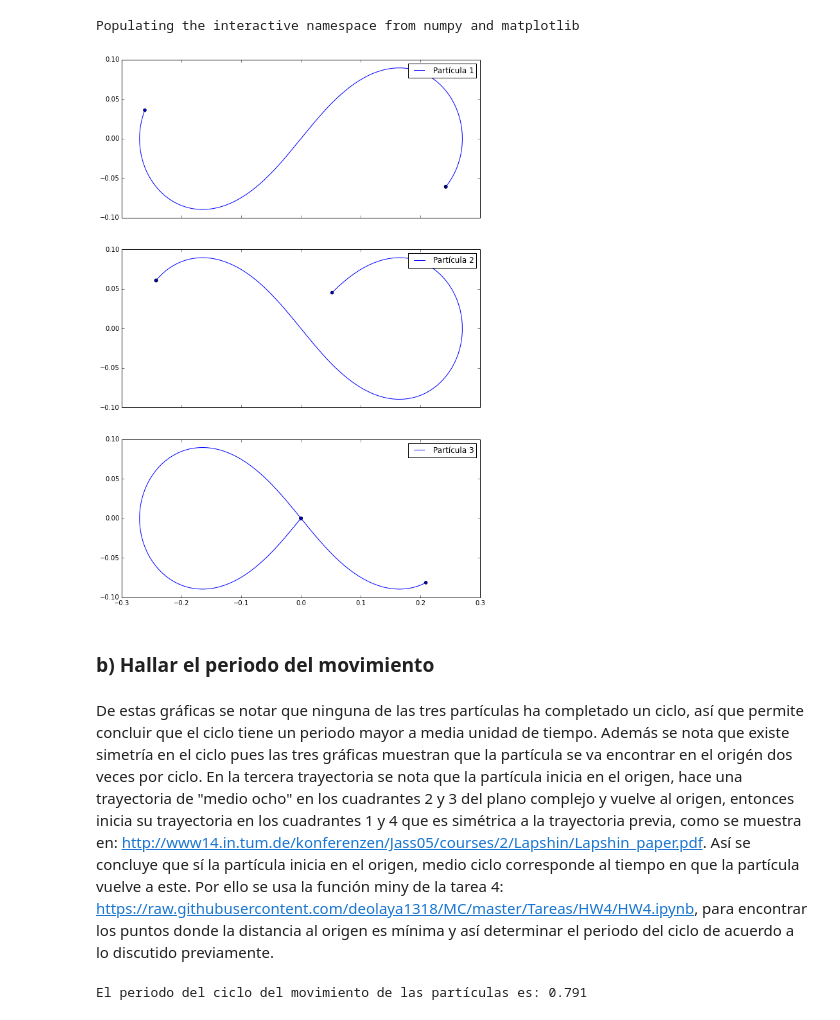
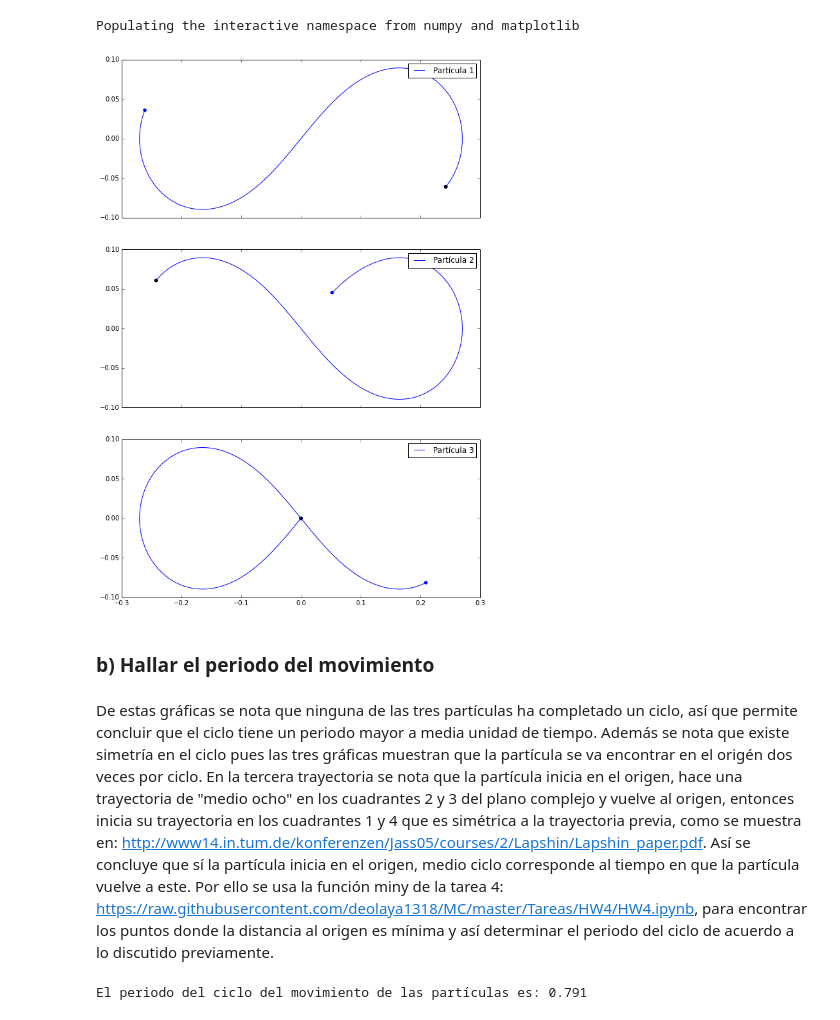
Before and after one commit to deolaya1318/MC, a Jupyter notebook: Tareas/HW5/HW5.ipynb, the cells around one changed output. Saved outputs shown, nothing was run; the diff lists cells and outputs as text; code cells hidden in the pictures.

```diff
--- a/Tareas/HW5/HW5.ipynb
+++ b/Tareas/HW5/HW5.ipynb
@@ -85,21 +85,22 @@ p[0] = np.array([c + d*1j, c + d*1j, -2*c - 2*d*1j])
 r,p,t = rK4(N, r, p, fr, fp, t, hs)
 # %%
 #Por último se usa matplotlib para graficar la trayectoria de las partículas en el plano complejo en el tiempo de 0.5.
+#El punto final de cada trayectoria se grafica de color azul y el punto inicial se grafica de color negro
 fig,ax = plt.subplots(3,1,figsize=(10,15),sharex=True,sharey=True)
 for i in range(3):
     ax[i].plot(np.real(r[:,i]),np.imag(r[:,i]),label=u'Partícula '+str(i+1))
-    ax[0].scatter(a,b)
-    ax[1].scatter(-a,-b)
-    ax[2].scatter(0,0)
-    ax[i].scatter(np.real(r[-1,i]),np.imag(r[-1,i]))
+    ax[0].scatter(a,b, color = 'k')
+    ax[1].scatter(-a,-b, color = 'k')
+    ax[2].scatter(0,0, color = 'k')
+    ax[i].scatter(np.real(r[-1,i]),np.imag(r[-1,i]), color = 'b')
     ax[i].legend()
 plt.show()
 # %% [output]
-[figure, old version]
+[figure, new version]
 # %% [markdown]
 ### b) Hallar el periodo del movimiento
 # %% [markdown]
-De estas gráficas se notar que ninguna de las tres partículas ha completado un ciclo, así que permite concluir que el ciclo tiene un periodo mayor a media unidad de tiempo. Además se nota que existe simetría en el ciclo pues las tres gráficas muestran que la partícula se va encontrar en el origén dos veces por ciclo. En la tercera trayectoria se nota que la partícula inicia en el origen, hace una trayectoria de "medio ocho" en los cuadrantes 2 y 3 del plano complejo y vuelve al origen, entonces inicia su trayectoria en los cuadrantes 1 y 4 que es simétrica a la trayectoria previa, como se muestra en: http://www14.in.tum.de/konferenzen/Jass05/courses/2/Lapshin/Lapshin_paper.pdf. Así se concluye que sí la partícula inicia en el origen, medio ciclo corresponde al tiempo en que la partícula vuelve a este. Por ello se usa la función miny de la tarea 4: https://raw.githubusercontent.com/deolaya1318/MC/master/Tareas/HW4/HW4.ipynb, para encontrar los puntos donde la distancia al origen es mínima y así determinar el periodo del ciclo de acuerdo a lo discutido previamente.
+De estas gráficas se nota que ninguna de las tres partículas ha completado un ciclo, así que permite concluir que el ciclo tiene un periodo mayor a media unidad de tiempo. Además se nota que existe simetría en el ciclo pues las tres gráficas muestran que la partícula se va encontrar en el origén dos veces por ciclo. En la tercera trayectoria se nota que la partícula inicia en el origen, hace una trayectoria de "medio ocho" en los cuadrantes 2 y 3 del plano complejo y vuelve al origen, entonces inicia su trayectoria en los cuadrantes 1 y 4 que es simétrica a la trayectoria previa, como se muestra en: http://www14.in.tum.de/konferenzen/Jass05/courses/2/Lapshin/Lapshin_paper.pdf. Así se concluye que sí la partícula inicia en el origen, medio ciclo corresponde al tiempo en que la partícula vuelve a este. Por ello se usa la función miny de la tarea 4: https://raw.githubusercontent.com/deolaya1318/MC/master/Tareas/HW4/HW4.ipynb, para encontrar los puntos donde la distancia al origen es mínima y así determinar el periodo del ciclo de acuerdo a lo discutido previamente.
 # %%
 #Primero se crea una variable que calcule la distancia al origen de la partícula 3. La función abs realiza esta
 #operación en vectores complejos. Así se han encontrado las posiciones donde esta distancia es un mínimo. Ahora se
```
Also changed, not shown: parts of 3 cells of this notebook, 2 other files.
